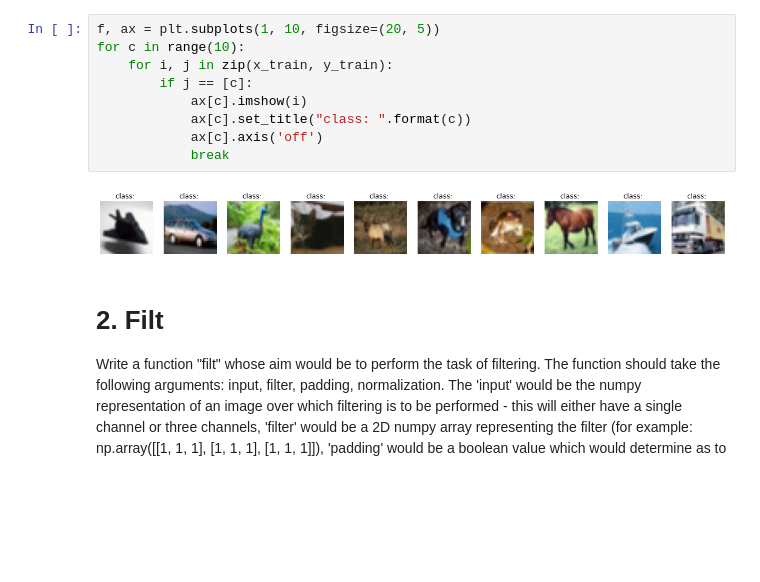
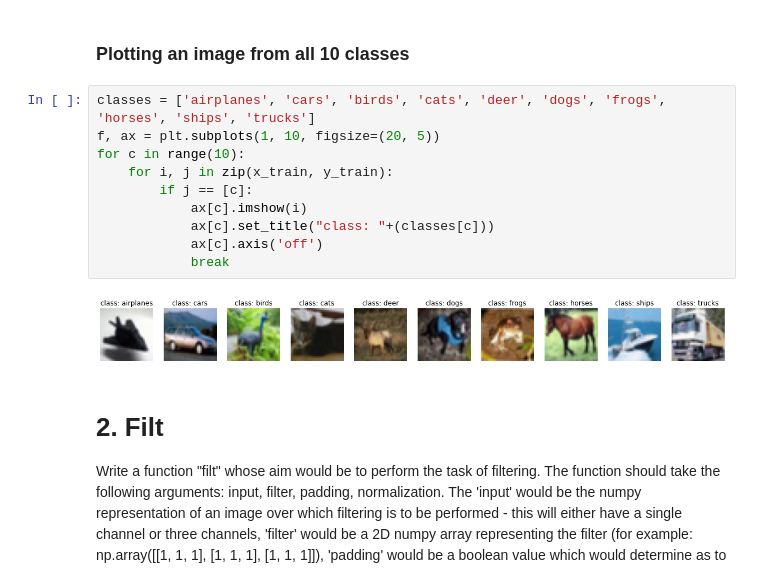
Before and after one commit to ms03831/nn-HoG-classification-CIFAR10, a Jupyter notebook: classification_cifar10.ipynb, the cells around one changed output. Cells and saved outputs as stored; diff of their text form; blank space fills up the shorter version.

```diff
--- a/classification_cifar10.ipynb
+++ b/classification_cifar10.ipynb
@@ -60,14 +63,17 @@ plt.show()
+# %% [markdown]
+### Plotting an image from all 10 classes
 # %%
+classes = ['airplanes', 'cars', 'birds', 'cats', 'deer', 'dogs', 'frogs', 'horses', 'ships', 'trucks']
 f, ax = plt.subplots(1, 10, figsize=(20, 5))
 for c in range(10):
     for i, j in zip(x_train, y_train):
         if j == [c]:
             ax[c].imshow(i)
-            ax[c].set_title("class: ".format(c))
+            ax[c].set_title("class: "+(classes[c]))
             ax[c].axis('off')
             break
 # %% [output]
-[figure, old version]
+[figure, new version]
 # %% [markdown]
 # 2. Filt
 Write a function "filt" whose aim would be to perform the task of filtering. The function should take the
```
Also changed, not shown: parts of 23 cells of this notebook.
